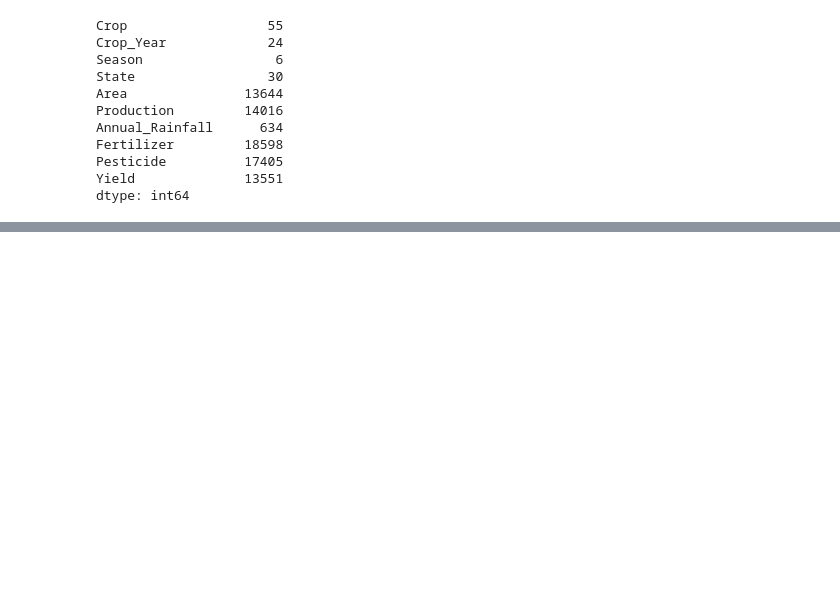
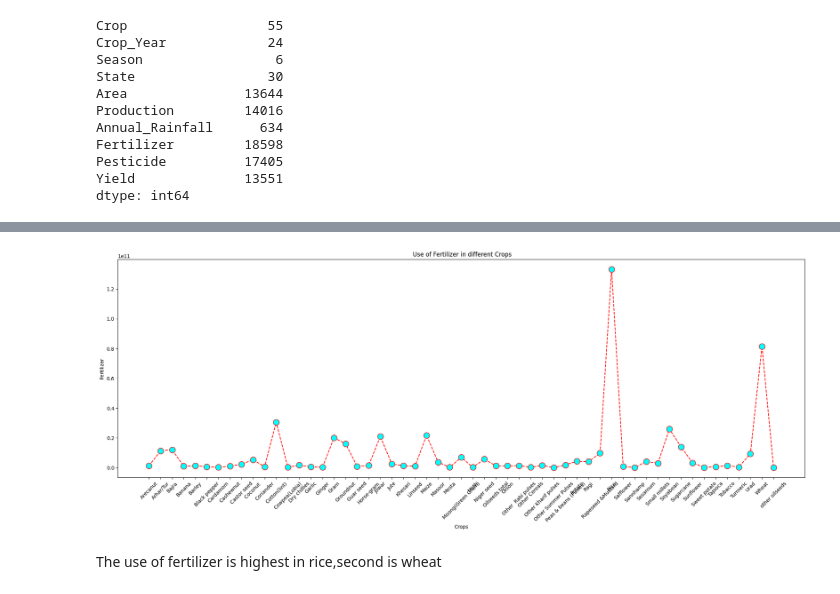
Before and after one commit to HarithaBangaru/crop-yield-prediction-in-indian-states, a Jupyter notebook: Crop_Yield_Prediction.ipynb, the cells around one changed output, grey strips where cells are left out. Saved outputs shown, nothing was run; the diff lists cells and outputs as text; code cells hidden in the pictures; blank space fills up the shorter version.

```diff
--- a/Crop_Yield_Prediction.ipynb
+++ b/Crop_Yield_Prediction.ipynb
@@ -269,0 +331,4 @@ df_state
+# %%
+df_ynz = df[df['Yield']>0]  # where yield is more than zero
+df_crop = df_ynz.groupby('Crop').sum()
+df_crop
@@ -269,0 +355,13 @@ df_state
+# %%
+plt.figure(figsize = (25,8))
+plt.plot(df_crop.index, df_crop['Fertilizer'],color='red', linestyle='dashed', marker='o',
+        markersize=12, markerfacecolor='cyan')
+plt.xlabel('Crops')
+plt.ylabel('Fertilizer')
+plt.title(' Use of Fertilizer in different Crops')
+plt.xticks(rotation=45)
+plt.show()
+# %% [output]
+[figure, added]
+# %% [markdown]
+The use of fertilizer is highest in rice,second is wheat
```
Also changed, not shown: parts of 9 cells of this notebook.
